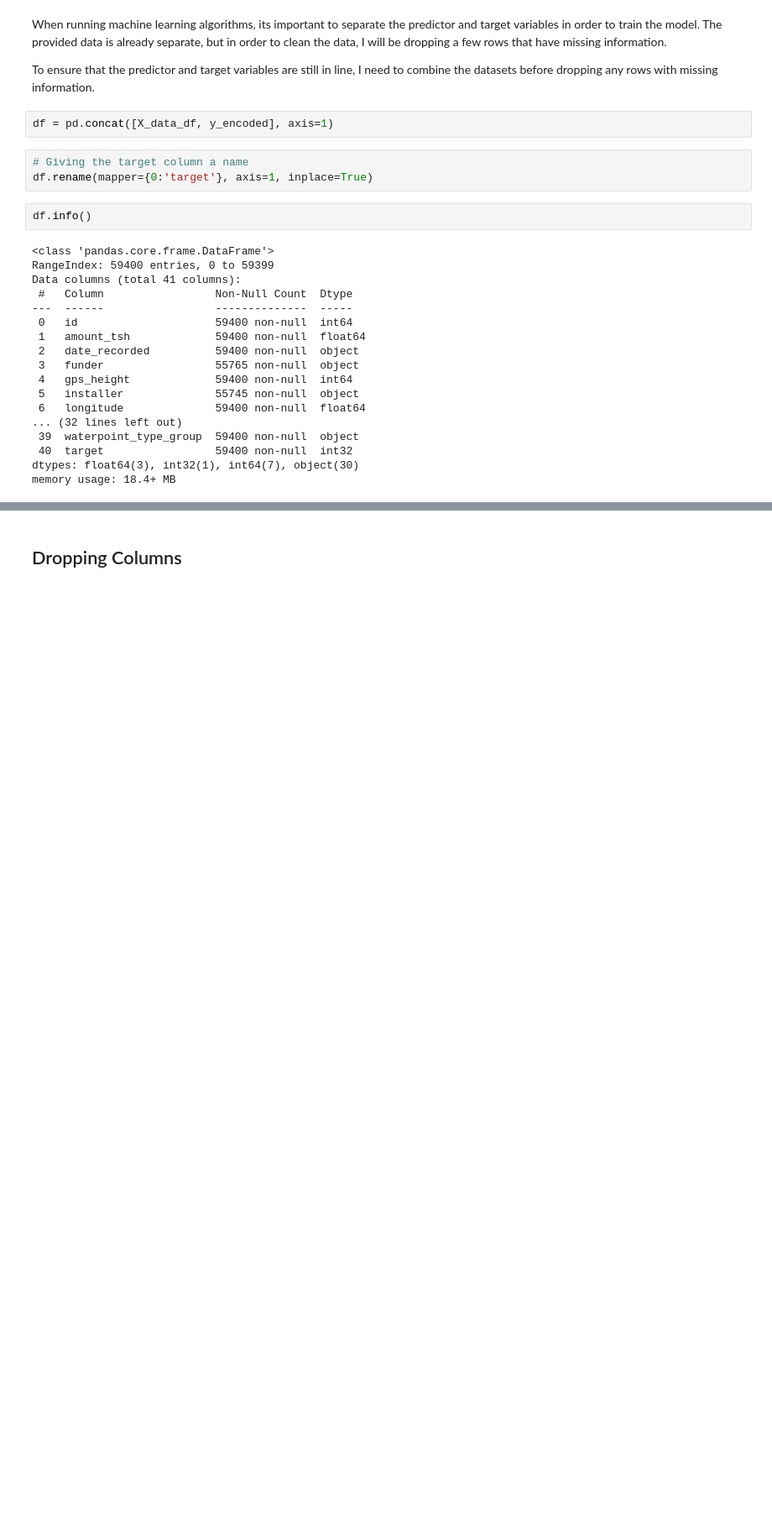
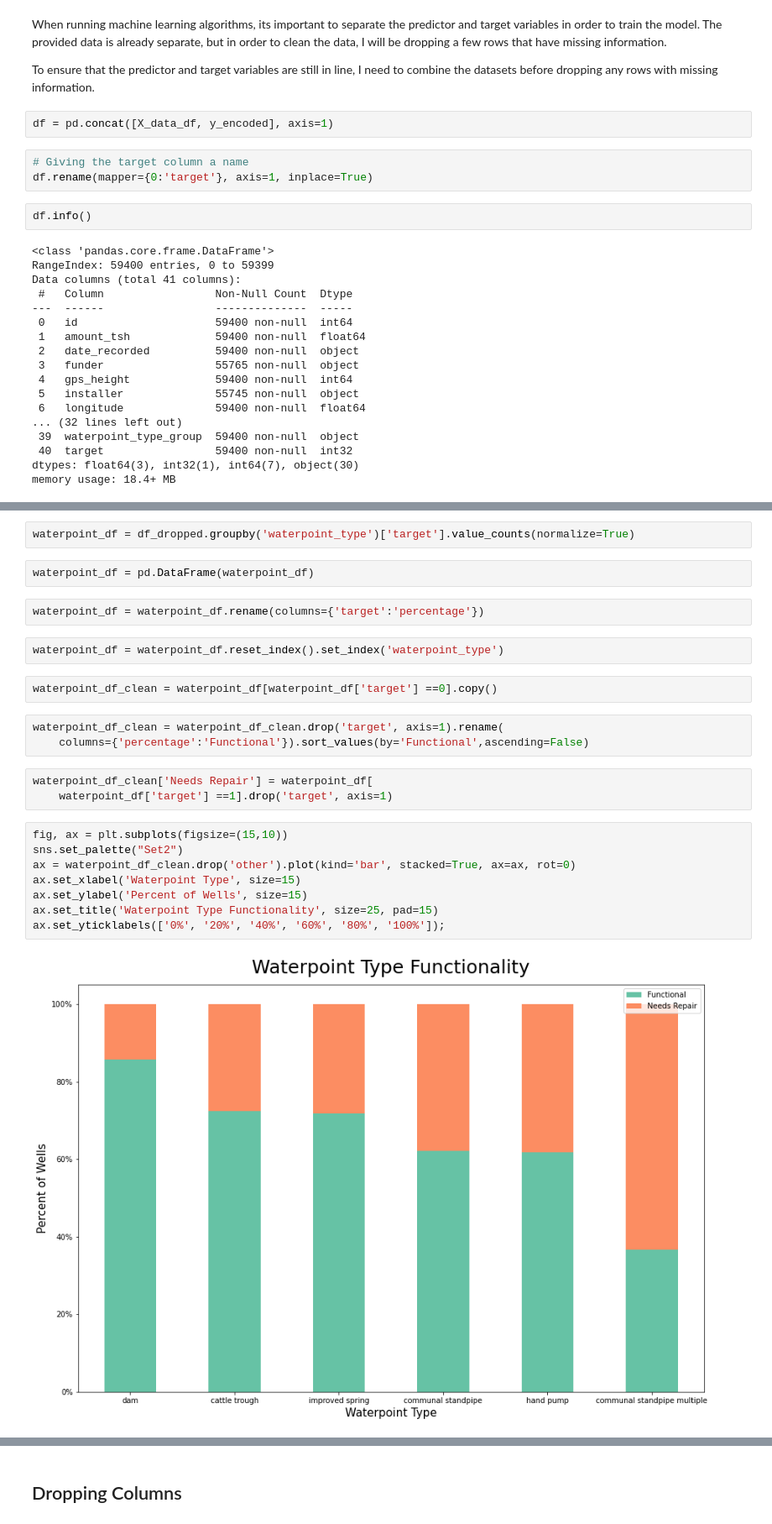
Before and after one commit to mduncan23/Tanzanian-Water-Wells-Analysis, a Jupyter notebook: Water_Well_Project.ipynb, the cells around one changed output, grey strips where cells are left out. Shown at 84% size. Drawn from its saved outputs; the diff is of its cells as text; blank space fills up the shorter version.

```diff
--- a/Water_Well_Project.ipynb
+++ b/Water_Well_Project.ipynb
@@ -197,0 +259,26 @@ memory usage: 18.4+ MB
+# %%
+waterpoint_df = df_dropped.groupby('waterpoint_type')['target'].value_counts(normalize=True)
+# %%
+waterpoint_df = pd.DataFrame(waterpoint_df)
+# %%
+waterpoint_df = waterpoint_df.rename(columns={'target':'percentage'})
+# %%
+waterpoint_df = waterpoint_df.reset_index().set_index('waterpoint_type')
+# %%
+waterpoint_df_clean = waterpoint_df[waterpoint_df['target'] ==0].copy()
+# %%
+waterpoint_df_clean = waterpoint_df_clean.drop('target', axis=1).rename(
+    columns={'percentage':'Functional'}).sort_values(by='Functional',ascending=False)
+# %%
+waterpoint_df_clean['Needs Repair'] = waterpoint_df[
+    waterpoint_df['target'] ==1].drop('target', axis=1)
+# %%
+fig, ax = plt.subplots(figsize=(15,10))
+sns.set_palette("Set2")
+ax = waterpoint_df_clean.drop('other').plot(kind='bar', stacked=True, ax=ax, rot=0)
+ax.set_xlabel('Waterpoint Type', size=15)
+ax.set_ylabel('Percent of Wells', size=15)
+ax.set_title('Waterpoint Type Functionality', size=25, pad=15)
+ax.set_yticklabels(['0%', '20%', '40%', '60%', '80%', '100%']);
+# %% [output]
+[figure, added]
```
Also changed, not shown: parts of 99 cells of this notebook, 10 other files.
